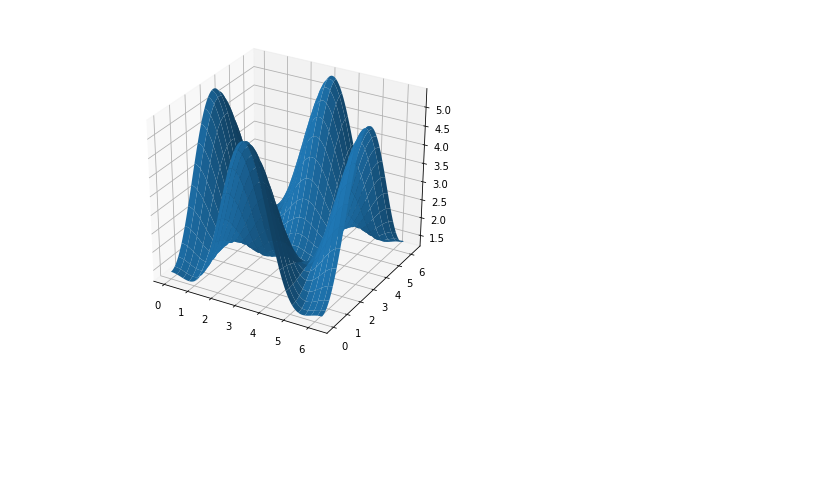
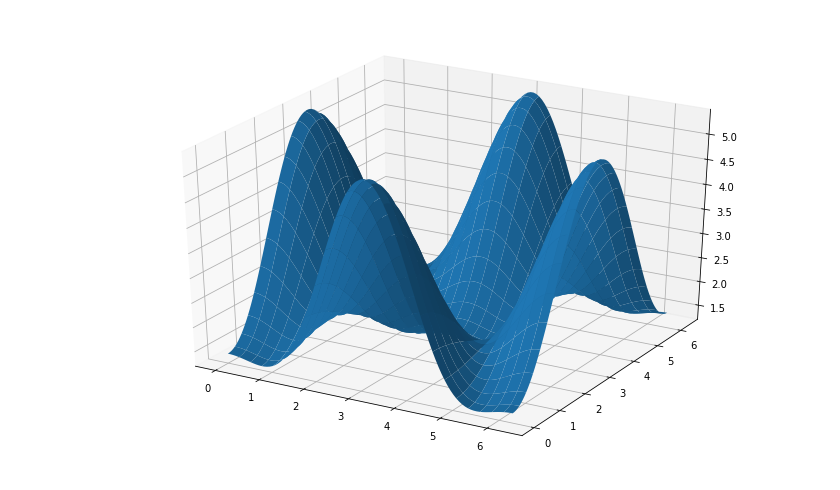
Before and after one commit to ottarlau/3dPlot, a Jupyter notebook: 3dPlotTest.ipynb, the cells around one changed output. Drawn from its saved outputs; the diff is of its cells as text; code cells hidden in the pictures; blank space fills up the shorter version.

```diff
--- a/3dPlotTest.ipynb
+++ b/3dPlotTest.ipynb
@@ -19,14 +20,11 @@ Z = flux_qubit_potential(X, Y).T
 # %%
-fig = plt.figure(figsize=(14,6))
-
-# `ax` is a 3D-aware axis instance, because of the projection='3d' keyword argument to add_subplot
-ax = fig.add_subplot(1, 2, 1, projection='3d')
-
+fig = plt.figure(figsize=(12,8))
+ax = plt.axes(projection='3d')
 p = ax.plot_surface(X, Y, Z, rstride=4, cstride=4, linewidth=0)
 
 # surface_plot with color grading and color bar
 # ax = fig.add_subplot(1, 2, 2, projection='3d')
 # p = ax.plot_surface(X, Y, Z, rstride=1, cstride=1, cmap=cm.coolwarm, linewidth=0, antialiased=False)
 # cb = fig.colorbar(p, shrink=0.5)
 # %% [output]
-[figure, old version]
+[figure, new version]
```
Also changed, not shown: parts of 4 cells of this notebook.
